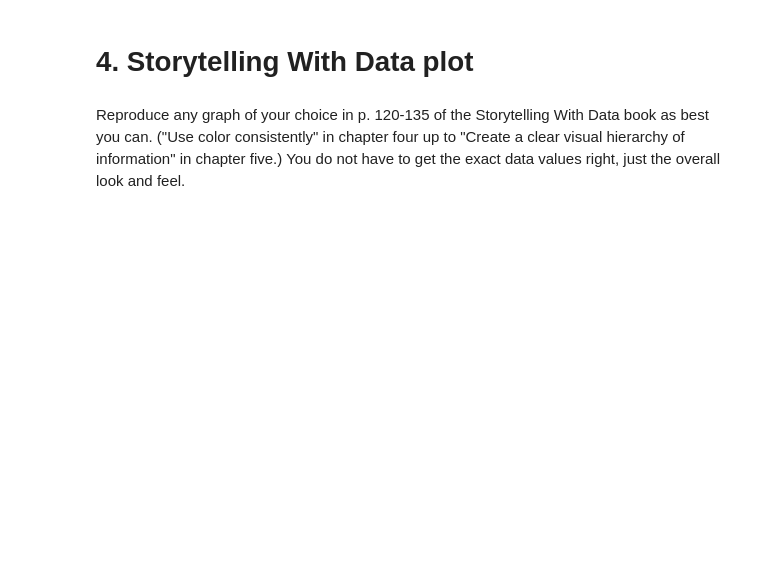
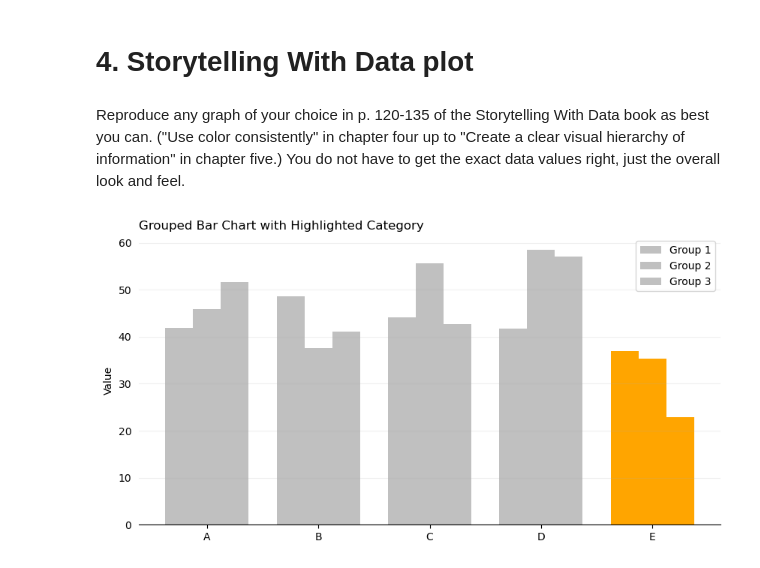
Before and after one commit to chenmichael2/MOD-B-O2, a Jupyter notebook: OMDS-ModB2-Week8-Chen-Michael.ipynb, the cells around one changed output. Saved outputs shown, nothing was run; the diff lists cells and outputs as text; code cells hidden in the pictures; blank space fills up the shorter version.

```diff
--- a/Week8.ipynb
+++ b/OMDS-ModB2-Week8-Chen-Michael.ipynb
@@ -373,3 +404,50 @@ np.corrcoef(preds, df2['root']) # Correlation coefficient as a metric
 # 4. Storytelling With Data plot
 # %% [markdown]
 Reproduce any graph of your choice in p. 120-135 of the Storytelling With Data book as best you can.  ("Use color consistently" in chapter four up to "Create a clear visual hierarchy of information" in chapter five.)    You do not have to get the exact data values right, just the overall look and feel.
+# %%
+np.random.seed(0)
+
+categories = ["A", "B", "C", "D", "E"]
+n_groups = len(categories)
+
+# 3 bars per category (like years or subgroups)
+values1 = np.random.uniform(20, 60, n_groups)
+values2 = np.random.uniform(20, 60, n_groups)
+values3 = np.random.uniform(20, 60, n_groups)
+
+x = np.arange(n_groups)
+width = 0.25
+
+# highlight one category (like "Bachelor's degree")
+highlight_idx = 4
+
+colors1 = ["silver"] * n_groups
+colors2 = ["silver"] * n_groups
+colors3 = ["silver"] * n_groups
+
+colors1[highlight_idx] = "orange"
+colors2[highlight_idx] = "orange"
+colors3[highlight_idx] = "orange"
+
+plt.figure(figsize=(10,5))
+
+plt.bar(x - width, values1, width, color=colors1, label="Group 1")
+plt.bar(x,         values2, width, color=colors2, label="Group 2")
+plt.bar(x + width, values3, width, color=colors3, label="Group 3")
+
+plt.xticks(x, categories)
+plt.title("Grouped Bar Chart with Highlighted Category", loc="left")
+plt.ylabel("Value")
+
+# clean styling
+ax = plt.gca()
+ax.spines["top"].set_visible(False)
+ax.spines["right"].set_visible(False)
+ax.spines["left"].set_visible(False)
+ax.tick_params(left=False)
+ax.grid(axis="y", alpha=0.2)
+
+plt.legend()
+plt.show()
+# %% [output]
+[figure, added]
```
Also changed, not shown: parts of 7 cells of this notebook.
